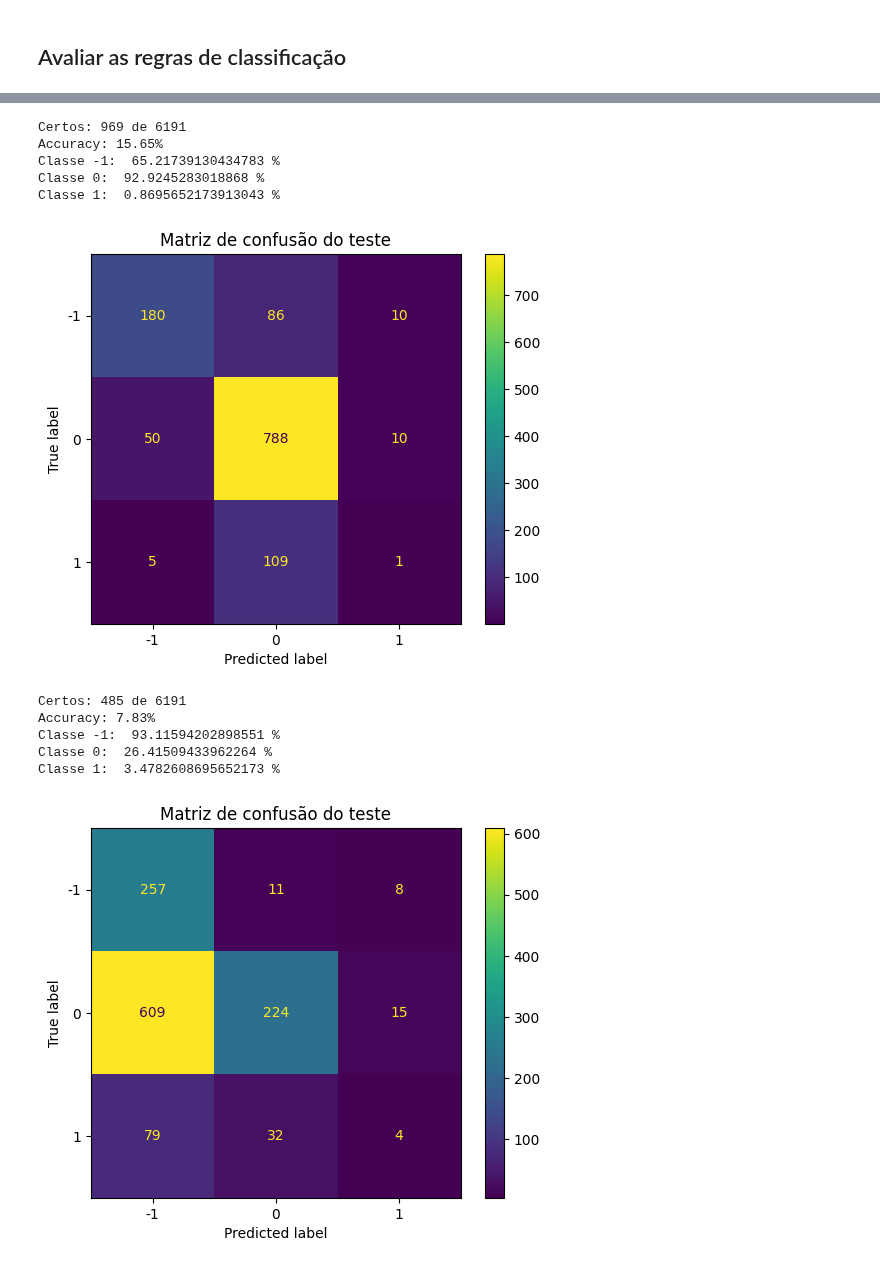
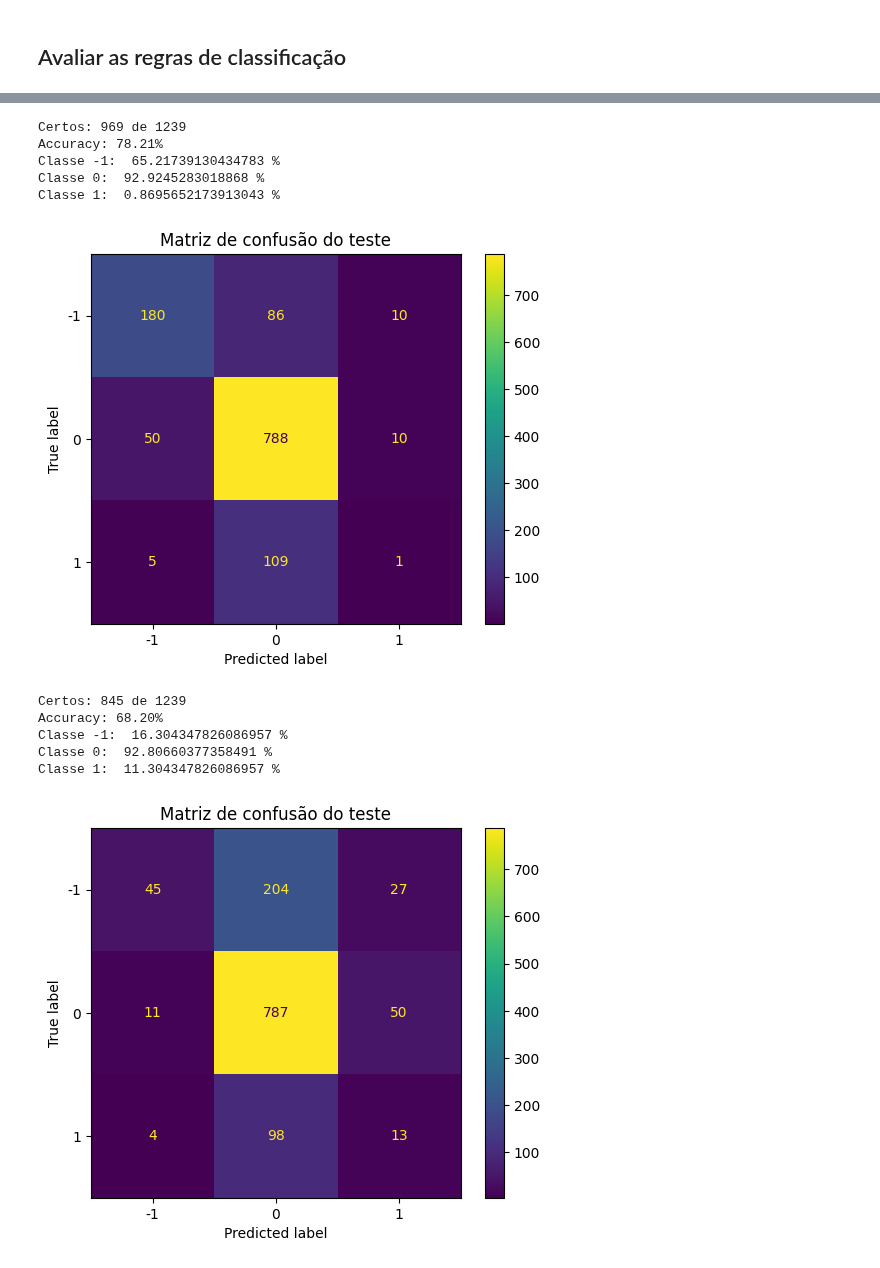
Before and after one commit to reberapower1/PLN-Project, a Jupyter notebook: code.ipynb, the cells around one changed output, grey strips where cells are left out. Drawn from its saved outputs; the diff is of its cells as text; code cells hidden in the pictures.

Commit message:
temos três versoes para classificar e cada uma é pior que a outra

```diff
--- a/code.ipynb
+++ b/code.ipynb
@@ -174,7 +243,7 @@ def classificar_texto(row):
         'facto': 0
     }
     #citacao
-    if '"' in texto or '“' in texto or '”' in texto or "'" in texto or "’" in texto:
+    if '"' in texto or '“' in texto or '”' in texto or "'" in texto or "[" in texto:
         pontos['citacao'] += 2
     if any(verbo in texto for verbo in ['disse', 'afirmou', 'relatou', 'segundo', 'comentou']):
         pontos['citacao'] += 1
@@ -194,10 +263,7 @@ def classificar_texto(row):
     if any(verbo in texto for verbo in ['foi', 'são', 'estarão', 'está', 'ficou', 'ocorreu']):
         pontos['facto'] += 1
 
-    # Escolher categoria com maior pontuação
     classe_max = max(pontos, key=pontos.get)
-
-    # Mapear para classes Numéricas
     mapa_classes = {
         'citacao': -1,
         'facto': 0,
@@ -212,6 +336,7 @@ ver verbo verbo numa frase - prob um bias
 # %%
 test_df['Previsto'] = test_df.apply(classificar, axis=1)
 test_df['Previsto2'] = test_df.apply(classificar_texto, axis=1)
+test_df['Previsto3'] = test_df.apply(classificar_texto2, axis=1, args=(resultados, chaves_ordenadas))
 # %% [markdown]
 ## Avaliar as regras de classificação
 # %%
@@ -236,7 +361,7 @@ from sklearn.metrics import confusion_matrix, ConfusionMatrixDisplay
 import matplotlib.pyplot as plt
 
 certos = (test_df['classe'] == test_df['Previsto']).sum()
-total = len(df)
+total = len(test_df)
 print(f'Certos: {certos} de {total}')
 print(f'Accuracy: {certos/total:.2%}')
 
@@ -254,8 +379,8 @@ disp.plot()
 plt.title("Matriz de confusão do teste")
 plt.show()
 # %% [output]
-Certos: 969 de 6191
-Accuracy: 15.65%
+Certos: 969 de 1239
+Accuracy: 78.21%
 Classe -1:  65.21739130434783 %
 Classe 0:  92.9245283018868 %
 Classe 1:  0.8695652173913043 %
@@ -263,30 +388,30 @@ Classe 1:  0.8695652173913043 %
 # %%
 import pandas as pd
 from sklearn.metrics import confusion_matrix, ConfusionMatrixDisplay
 import matplotlib.pyplot as plt
 
 certos = (test_df['classe'] == test_df['Previsto2']).sum()
-total = len(df)
+total = len(test_df)
 print(f'Certos: {certos} de {total}')
 print(f'Accuracy: {certos/total:.2%}')
 
 for c in classes:
     linhas_classe = test_df[test_df['classe'] == c]
     total_classe = len(linhas_classe)
     certos_classe = (linhas_classe['classe'] == linhas_classe['Previsto2']).sum()
     taxa_acerto = certos_classe / total_classe
     print(f"Classe {c}: ", taxa_acerto*100, "%")
 
 matriz = confusion_matrix(test_df['classe'], test_df['Previsto2'], labels=classes)
 
 disp = ConfusionMatrixDisplay(confusion_matrix=matriz, display_labels=classes)
 disp.plot()
 plt.title("Matriz de confusão do teste")
 plt.show()
 # %% [output]
-Certos: 485 de 6191
-Accuracy: 7.83%
-Classe -1:  93.11594202898551 %
-Classe 0:  26.41509433962264 %
-Classe 1:  3.4782608695652173 %
+Certos: 845 de 1239
+Accuracy: 68.20%
+Classe -1:  16.304347826086957 %
+Classe 0:  92.80660377358491 %
+Classe 1:  11.304347826086957 %
-[figure, old version]
+[figure, new version]
```
Also changed, not shown: parts of 18 cells of this notebook.
